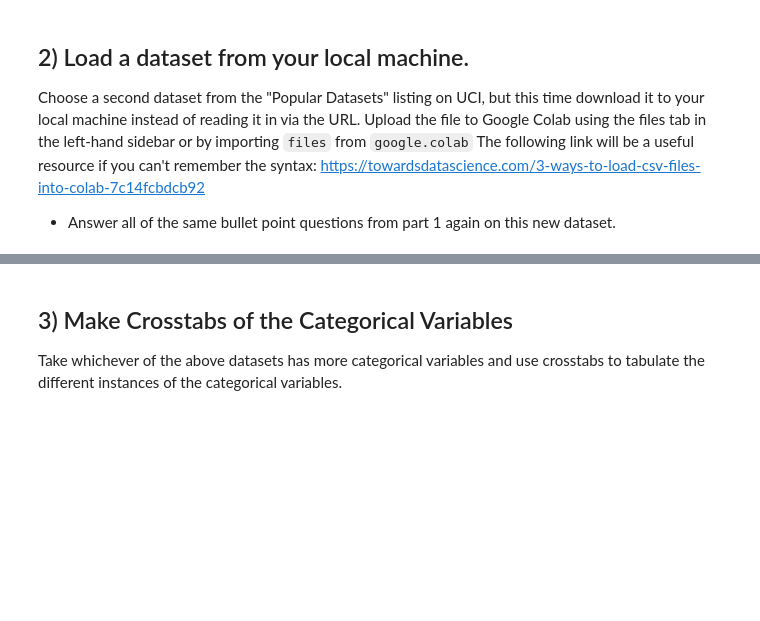
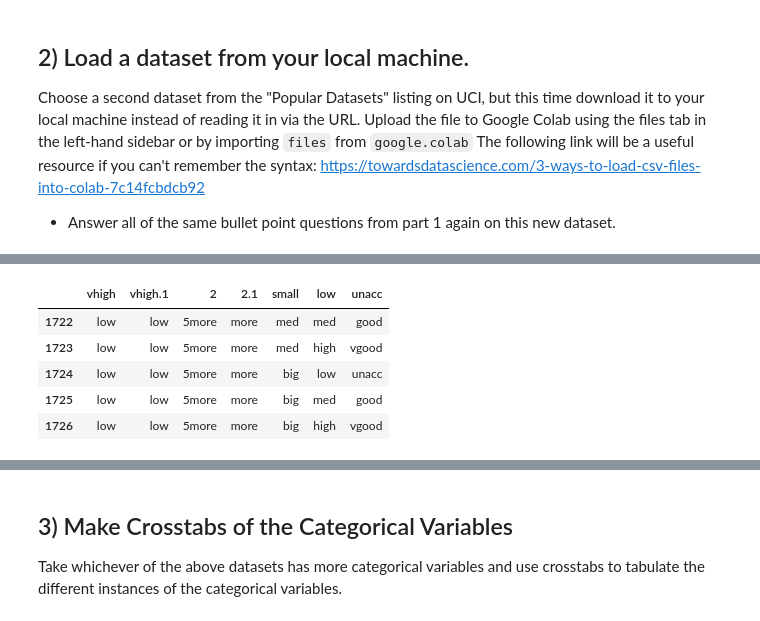
Before and after one commit to Solomon147/DS-Unit-1-Sprint-1-Data-Wrangling-and-Storytelling, a Jupyter notebook: module1-exploratory-data-analysis/LS_DS_111_Exploratory_Data_Analysis_Assignment.ipynb, the cells around one changed output, grey strips where cells are left out. Saved outputs shown, nothing was run; the diff lists cells and outputs as text; code cells hidden in the pictures; blank space fills up the shorter version.

```diff
--- a/module1-exploratory-data-analysis/LS_DS_111_Exploratory_Data_Analysis_Assignment.ipynb
+++ b/module1-exploratory-data-analysis/LS_DS_111_Exploratory_Data_Analysis_Assignment.ipynb
@@ -137,0 +157,9 @@ Choose a second dataset from the "Popular Datasets" listing on UCI, but this tim
+# %%
+df.tail()
+# %% [output]
+|  | vhigh | vhigh.1 | 2 | 2.1 | small | low | unacc |
+| 1722 | low | low | 5more | more | med | med | good |
+| 1723 | low | low | 5more | more | med | high | vgood |
+| 1724 | low | low | 5more | more | big | low | unacc |
+| 1725 | low | low | 5more | more | big | med | good |
+| 1726 | low | low | 5more | more | big | high | vgood |
```
Also changed, not shown: parts of 9 cells of this notebook.
